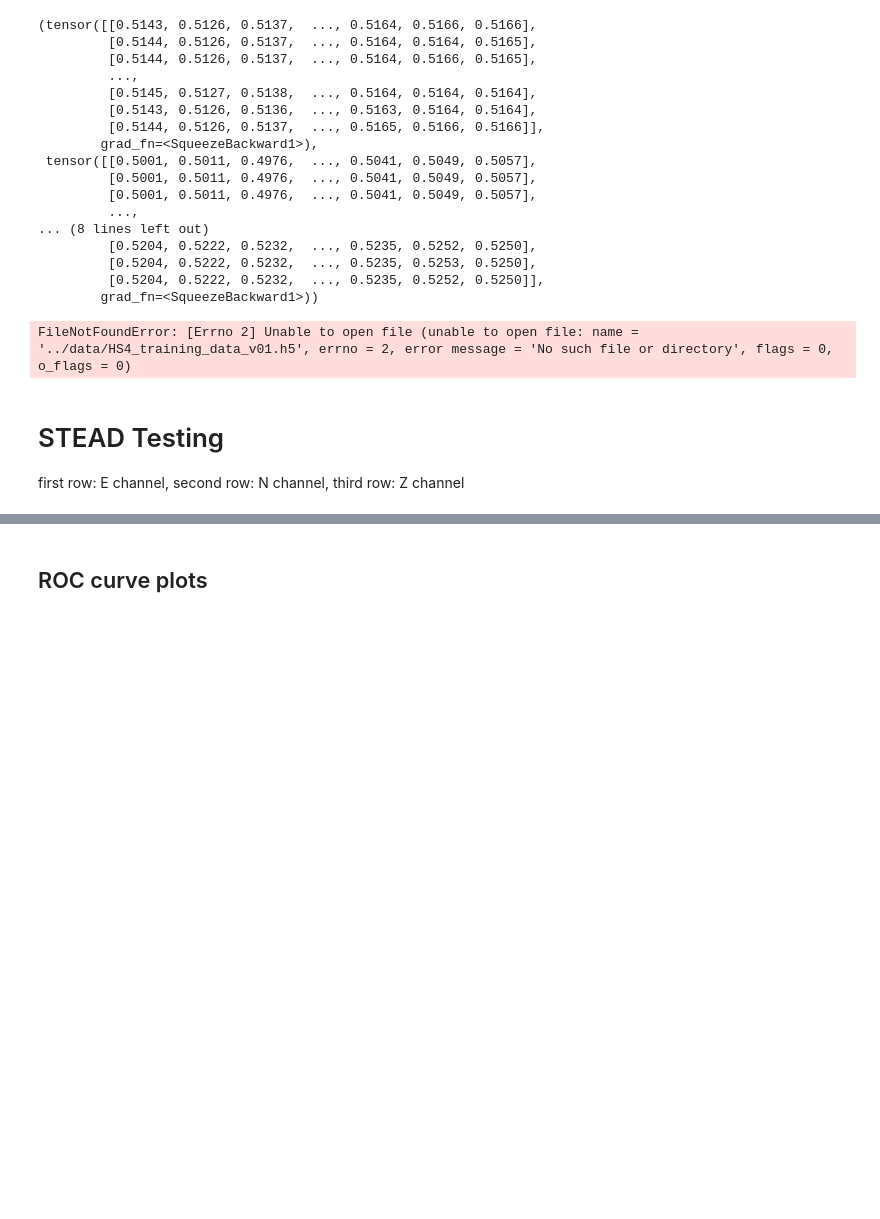
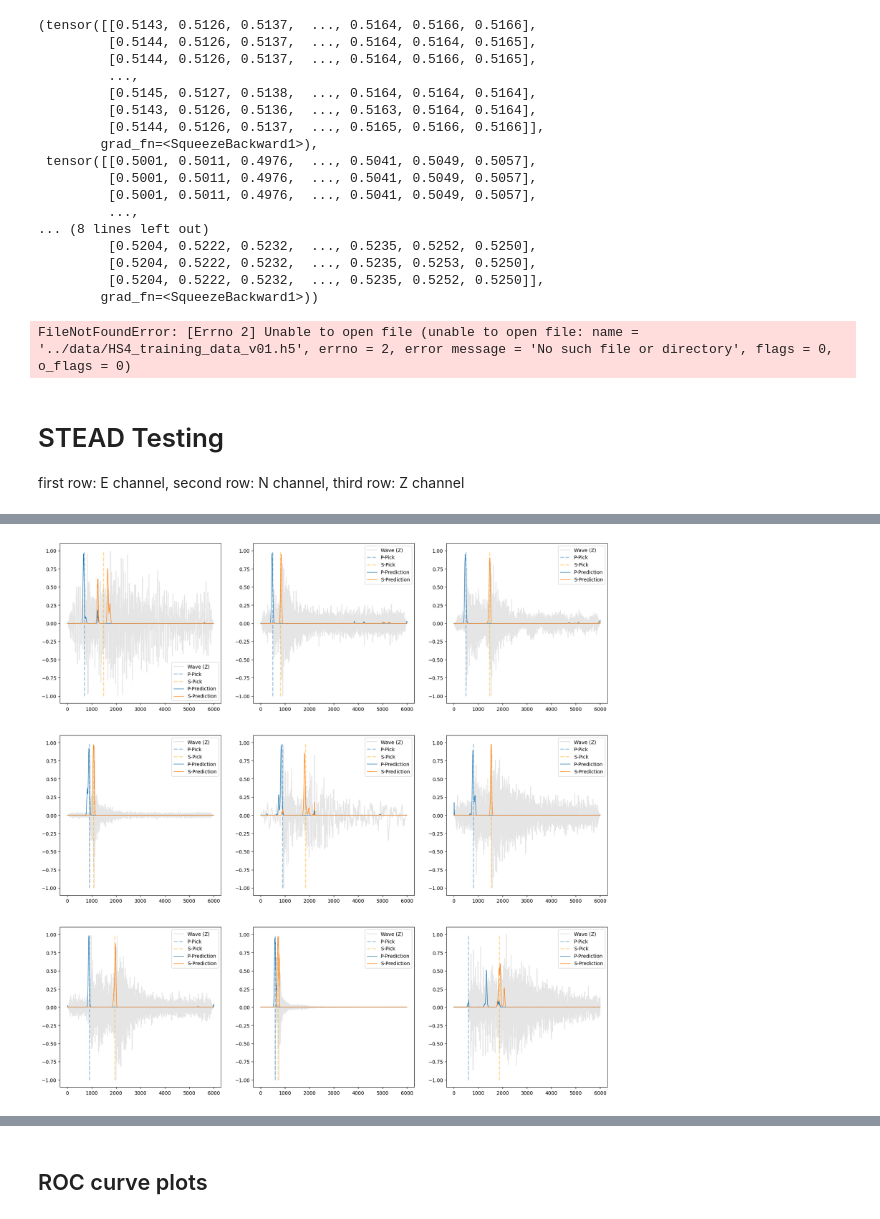
Before and after one commit to kerimoglutolga/earthquake-monitoring, a Jupyter notebook: notebooks/EQTransformerTesting.ipynb, the cells around one changed output, grey strips where cells are left out. Saved outputs shown, nothing was run; the diff lists cells and outputs as text; code cells hidden in the pictures; blank space fills up the shorter version.

```diff
--- a/notebooks/EQTransformerTesting.ipynb
+++ b/notebooks/EQTransformerTesting.ipynb
@@ -933,0 +1036,4 @@ preds_eqt_eq, pick_preds_eqt_eq = get_preds(eqt_model, wave_tensor_eq, num_waves
+# %%
+plot_preds(wave_tensor_eq, preds_pn_eq, labels_eq, 3, eq = True)
+# %% [output]
+[figure, added]
```
Also changed, not shown: parts of 24 cells of this notebook.
